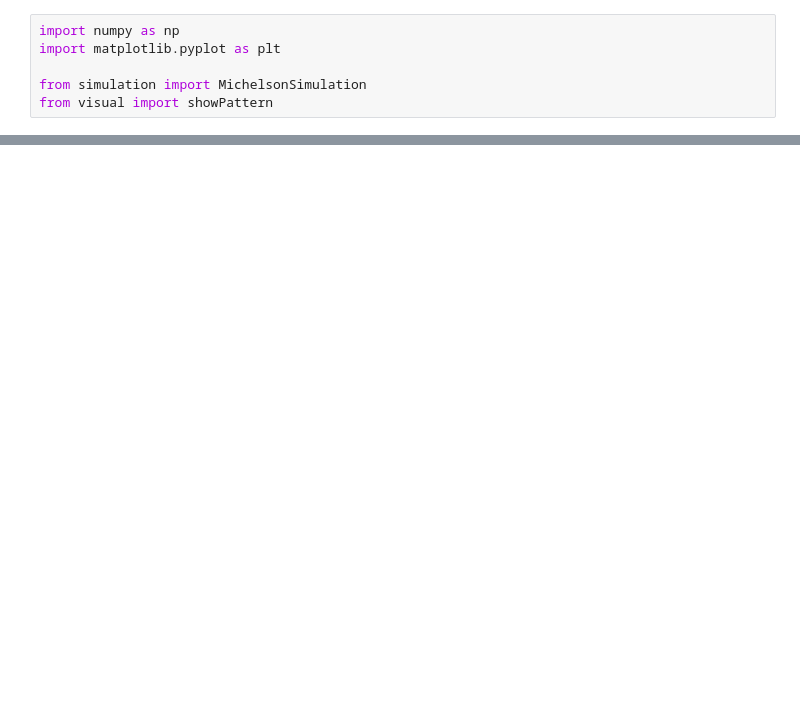
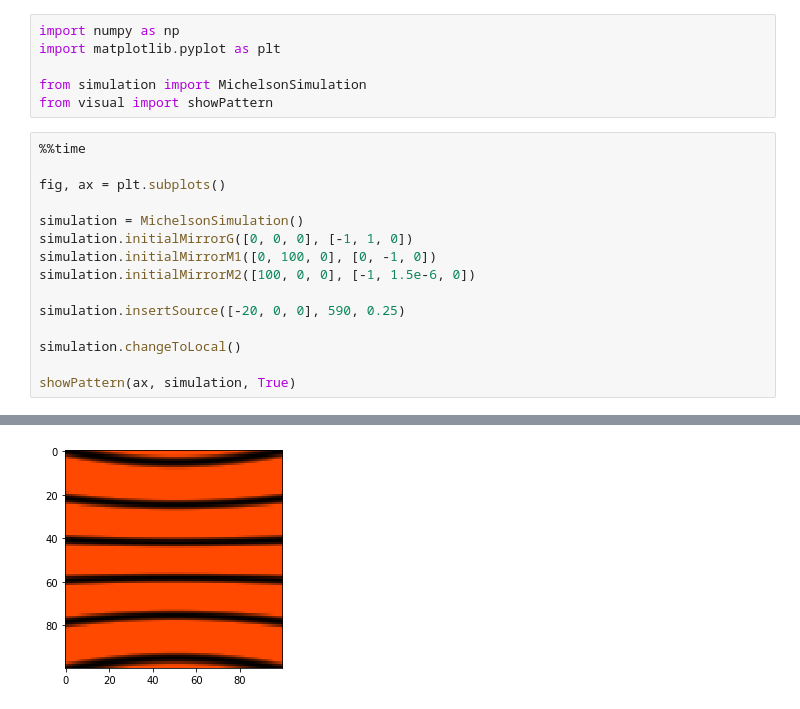
Before and after one commit to royess/RealMichelson, a Jupyter notebook: colored_examples.ipynb, the cells around one changed output, grey strips where cells are left out. Cells and saved outputs as stored; diff of their text form; blank space fills up the shorter version.

```diff
--- a/colored_examples.ipynb
+++ b/colored_examples.ipynb
@@ -4,3 +4,19 @@ import matplotlib.pyplot as plt
 
 from simulation import MichelsonSimulation
 from visual import showPattern
+# %%
+%%time
+
+fig, ax = plt.subplots()
+
+simulation = MichelsonSimulation()
+simulation.initialMirrorG([0, 0, 0], [-1, 1, 0])
+simulation.initialMirrorM1([0, 100, 0], [0, -1, 0])
+simulation.initialMirrorM2([100, 0, 0], [-1, 1.5e-6, 0])
+
+simulation.insertSource([-20, 0, 0], 590, 0.25)
+
+simulation.changeToLocal()
+
+showPattern(ax, simulation, True)
+# %% [output]
@@ -7,3 +25,4 @@ from visual import showPattern
+[figure, added]
 # %%
 %%time
 
```
Also changed, not shown: parts of 18 cells of this notebook, 1 other file.
